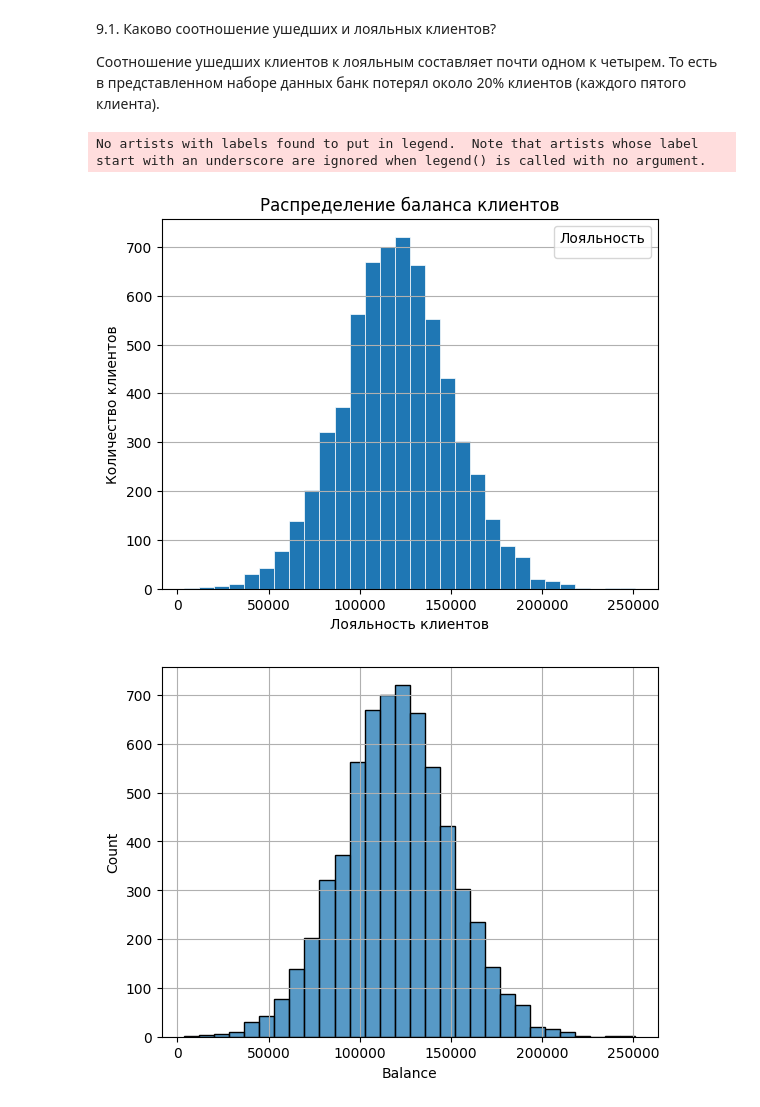
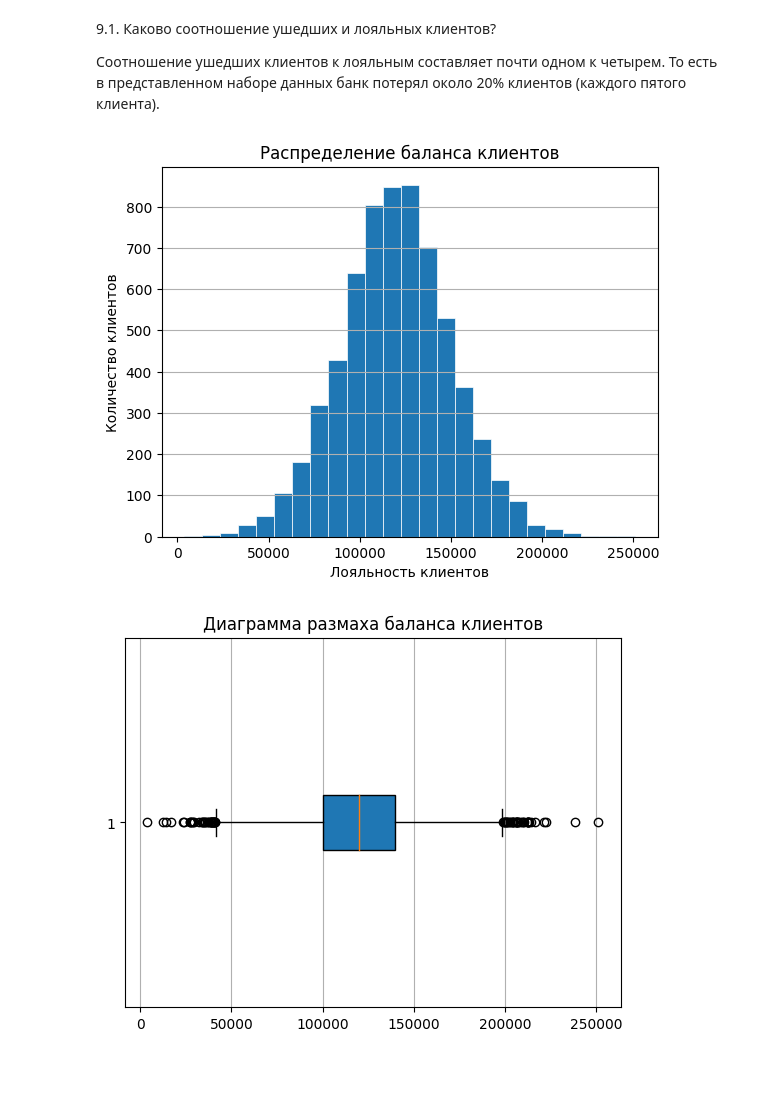
Before and after one commit to DmitVasilev/DS_1, a Jupyter notebook: project_0.5/module Python13.ipynb, the cells around one changed output. Saved outputs shown, nothing was run; the diff lists cells and outputs as text; code cells hidden in the pictures; blank space fills up the shorter version.

```diff
--- a/project_0.5/module Python13.ipynb
+++ b/project_0.5/module Python13.ipynb
@@ -57,52 +57,33 @@ plt.show()
 # %%
 # 9.2. Постройте график, показывающий распределение баланса пользователей, у которых на счету больше 2 500 долларов.
 # Опишите распределение и сделайте выводы.
 
 # Фильтруем данные по состоянию счета клиентов
 balance_df = churn_data[churn_data['Balance'] > 2500]
 
 # Создаем гистограмму
-#fig = px.histogram(
-#    data_frame=balance_df,
-#    x='Balance',
-#    marginal='box',
-#    width=800,
-#    height=500,
-#    nbins=(30),
-#    range_x=(0, 300000),
-#    title='Распределение баланса клиентов',
-#    )
-
-#fig.show()
-
-
 fig, ax = plt.subplots()
-
-ax.hist(balance_df['Balance'], bins=30,
+ax.hist(balance_df['Balance'],
+        bins=25,
         linewidth=0.5,
         edgecolor="white"
         )
 
-#ax.set_xlim=[0, 300000]
-#ax.set_xticks=1
-
+# Повышаем информативность
 ax.set_ylabel('Количество клиентов')
 ax.set_xlabel('Лояльность клиентов')
 ax.set_title('Распределение баланса клиентов')
-ax.legend(title='Лояльность')
 ax.grid(axis='y')
 plt.show()
+
+# Создаем диаграмму размаха
+fig, ax = plt.subplots()
+
+# Повышаем информативность
+ax.boxplot(balance_df['Balance'], patch_artist=True, vert=False)
+ax.set_title('Диаграмма размаха баланса клиентов')
+ax.grid(axis='x')
+plt.show()
 # %% [output]
-No artists with labels found to put in legend.  Note that artists whose label start with an underscore are ignored when legend() is called with no argument.
-[figure, old version]
+[figure, new version]
+[figure, added]
-# %%
-hist = sns.histplot(balance_df['Balance'], bins=30,
-             #stat='count'
-             )
-#hist.set_xlim(0, 300000)
-hist.grid()
-
-
-#hist.set_xticks(range(0, 300000, 50000));
-# %% [output]
-[figure, removed]
```
Also changed, not shown: parts of 10 cells of this notebook, 2 other files.
